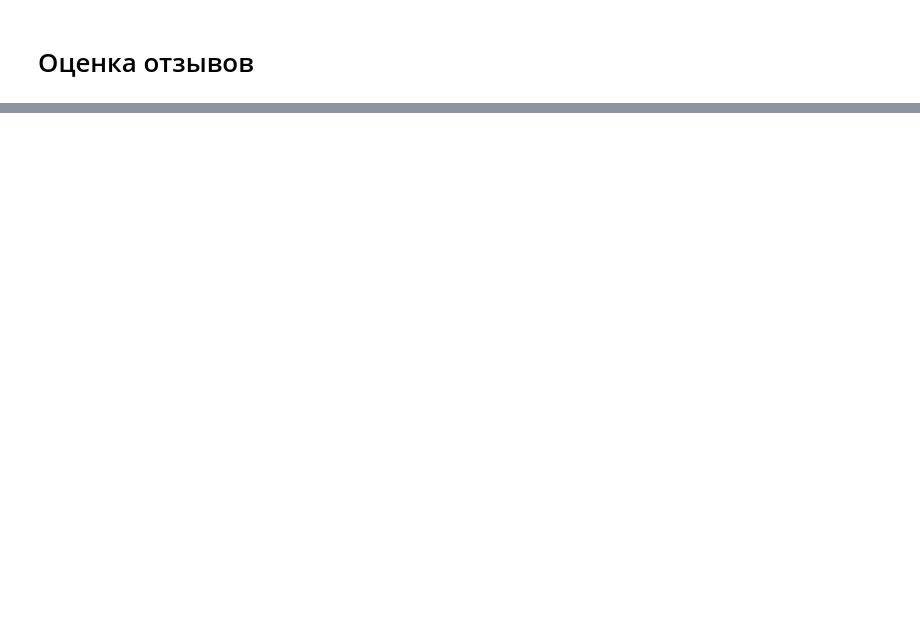
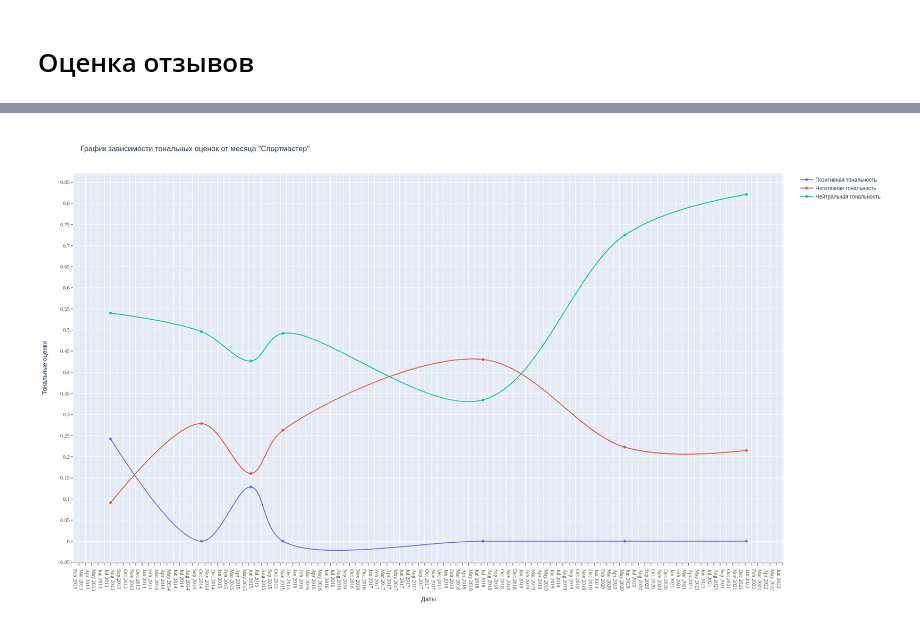
Before and after one commit to DieNice/acsi-notebooks, a Jupyter notebook: reviews-notebook.ipynb, the cells around one changed output, grey strips where cells are left out. Drawn from its saved outputs; the diff is of its cells as text; code cells hidden in the pictures; blank space fills up the shorter version.

```diff
--- a/reviews-notebook.ipynb
+++ b/reviews-notebook.ipynb
@@ -62,0 +54,3 @@ rost_reviews.head(10)
+# %%
+rost_reviews = fix_reviews(rost_reviews)
+sport_reviews = fix_reviews(sport_reviews)
@@ -62,0 +77,3 @@ rost_reviews.head(10)
+# %%
+sport_reviews = sport_reviews.sort_values(["review_date"])
+sport_reviews.head(10)
@@ -62,0 +172,47 @@ rost_reviews.head(10)
+# %%
+df = sport_reviews.copy()
+df["month"] = df["review_date"].dt.month
+df_group = df.groupby(["month"]).agg(
+    {"positive": "mean", "negative": "mean", "neutral": "mean","review_date": "first"}).reset_index()
+df_group.sort_values("review_date",inplace=True)
+# %%
+import plotly.graph_objects as go
+
+fig = go.Figure()
+fig.add_trace(go.Scatter(x=df_group["review_date"], y=df_group["positive"], name="Позитивная тональность",
+                         line_shape='spline'))
+fig.add_trace(go.Scatter(x=df_group["review_date"], y=df_group["negative"], name="Негативная тональность",
+                         line_shape='spline'))
+
+fig.add_trace(go.Scatter(x=df_group["review_date"], y=df_group["neutral"], name="Нейтральная тональность",
+                         line_shape='spline'))
+
+
+fig.update_layout(title="График зависимости тональных оценок от месяца \"Спортмастер\"",
+                  xaxis_title='Даты', yaxis_title='Тональные оценки',
+                  xaxis=dict(
+                      showticklabels=True,
+                      linecolor='rgb(204, 204, 204)',
+                      linewidth=2,
+                      tickmode='linear',
+                      ticks='outside',
+                      dtick="M1",
+                      ticklabelmode="period",
+                      tickfont=dict(
+                          family='Times New Roman',
+                          size=12,
+                          color='rgb(82, 82, 82)',
+                      )),
+                  yaxis=dict(
+                      tickmode='linear',
+                      ticks='outside',
+                      tick0=0,
+                      dtick=0.05,
+                      tickfont=dict(
+                          family='Times New Roman',
+                          size=12,
+                          color='rgb(82, 82, 82)',
+                      )))
+fig.show("jpeg",width=1920,height=1080)
+# %% [output]
+[figure, added]
```
Also changed, not shown: parts of 12 cells of this notebook, 1 other file.
